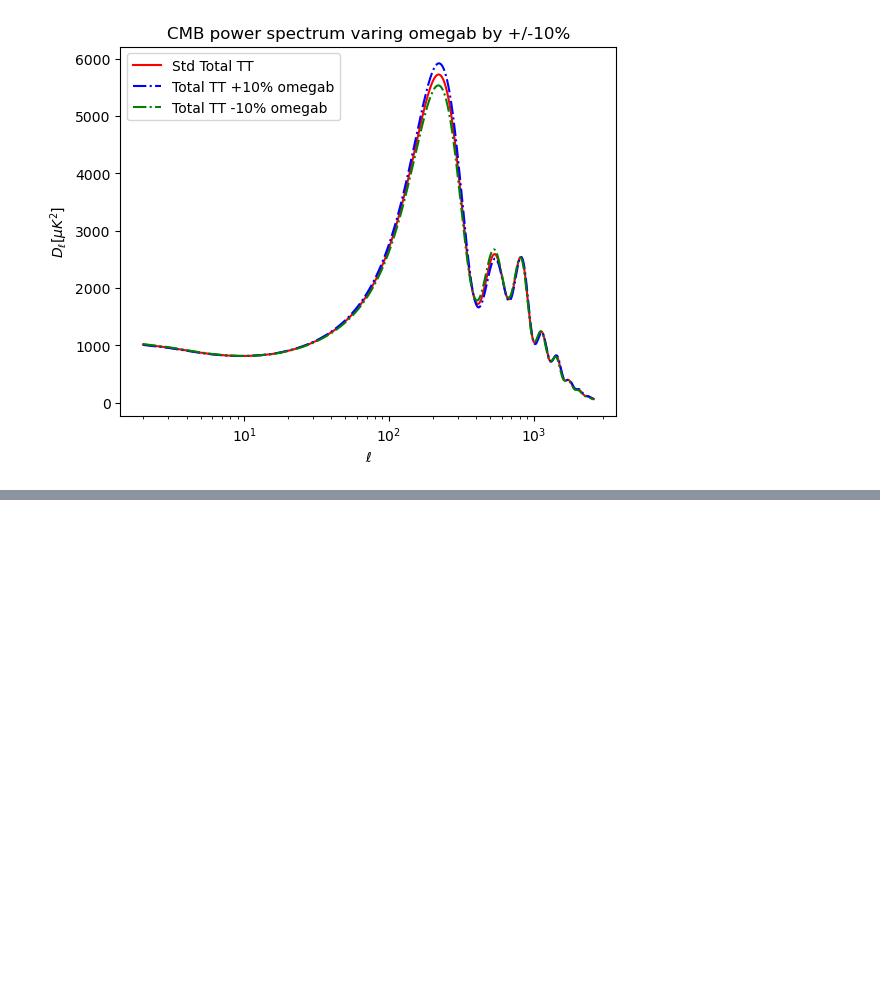
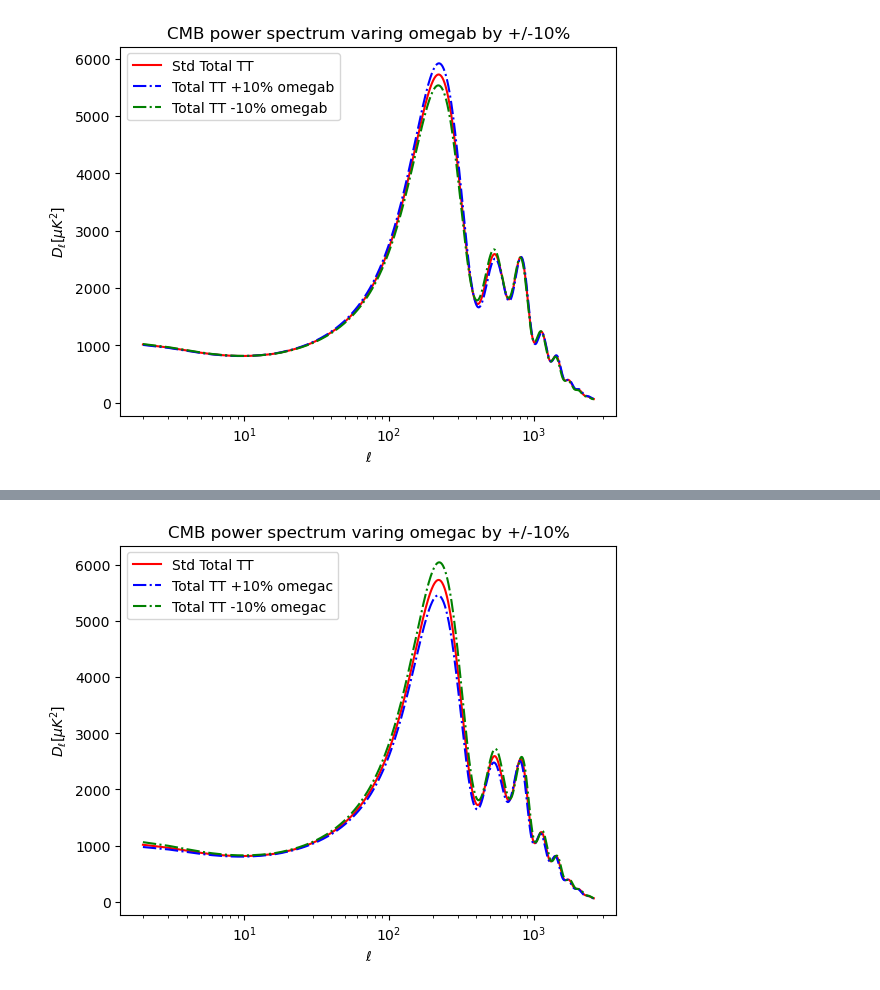
Before and after one commit to GenovaCosmology/AstroCosmoComputational, a Jupyter notebook: Students/Gabriele_Russo/CosmicStructures/Week6/ex1.ipynb, the cells around one changed output, grey strips where cells are left out. Saved outputs shown, nothing was run; the diff lists cells and outputs as text; code cells hidden in the pictures; blank space fills up the shorter version.

```diff
--- a/Students/Gabriele_Russo/CosmicStructures/Week6/ex1.ipynb
+++ b/Students/Gabriele_Russo/CosmicStructures/Week6/ex1.ipynb
@@ -513,0 +565,33 @@ class: <CAMBparams>
+# %%
+# Varing omegac by +/-10%
+omegac_pars_plus  = camb.read_ini('https://raw.githubusercontent.com/cmbant/CAMB/master/inifiles/planck_2018.ini')
+omegac_pars_minus = camb.read_ini('https://raw.githubusercontent.com/cmbant/CAMB/master/inifiles/planck_2018.ini')
+
+omegac_pars_plus.omch2 *= 110./100.
+omegac_pars_minus.omch2 *= 90./100.
+
+# Calculate results for these parameters
+omegac_results_plus = camb.get_results(omegac_pars_plus)
+omegac_results_minus = camb.get_results(omegac_pars_minus)
+
+# Computing the CMB temperature power spectrum for the modified parameters
+omegac_powers_plus = omegac_results_plus.get_cmb_power_spectra(omegac_pars_plus, CMB_unit='muK')
+omegac_powers_minus = omegac_results_minus.get_cmb_power_spectra(omegac_pars_minus, CMB_unit='muK')
+
+# Get the total CMB power spectrum
+omegac_totCL_plus = omegac_powers_plus['total']
+omegac_totCL_minus = omegac_powers_minus['total']
+
+# Plot the CMB power spectrum
+plt.figure()
+plt.plot(ells[2:],std_totCL[2:,0], color='r', label='Std Total TT') # Taking from l=2 since l=0,1 are not physical
+plt.plot(ells[2:],omegac_totCL_plus[2:,0], color='b',ls = '-.',label='Total TT +10% omegac')
+plt.plot(ells[2:],omegac_totCL_minus[2:,0], color='g',ls = '-.',label='Total TT -10% omegac')
+plt.legend()
+plt.xlabel(r'$\ell$')
+plt.xscale('log')
+plt.ylabel(r'$D_{\ell} [\mu K^2]$')
+plt.title('CMB power spectrum varing omegac by +/-10%')
+plt.show()
+# %% [output]
+[figure, added]
```
Also changed, not shown: parts of 7 cells of this notebook.
